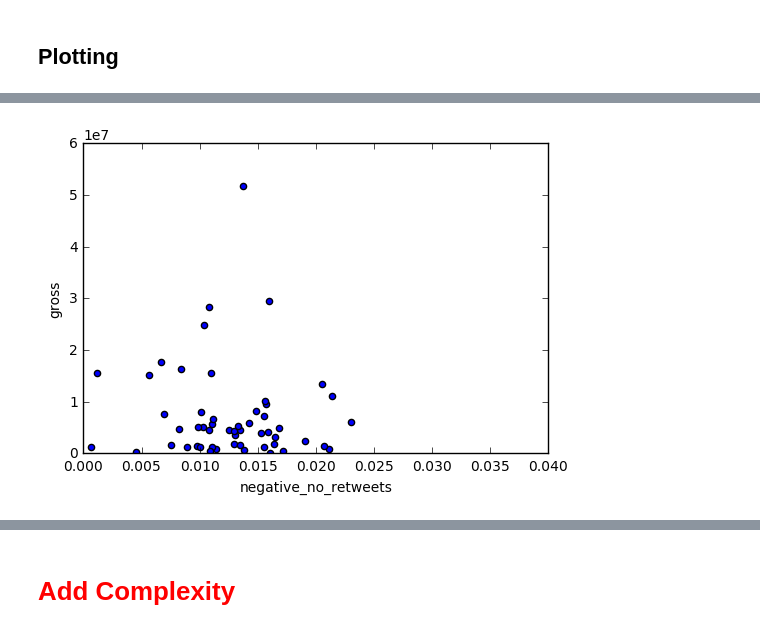
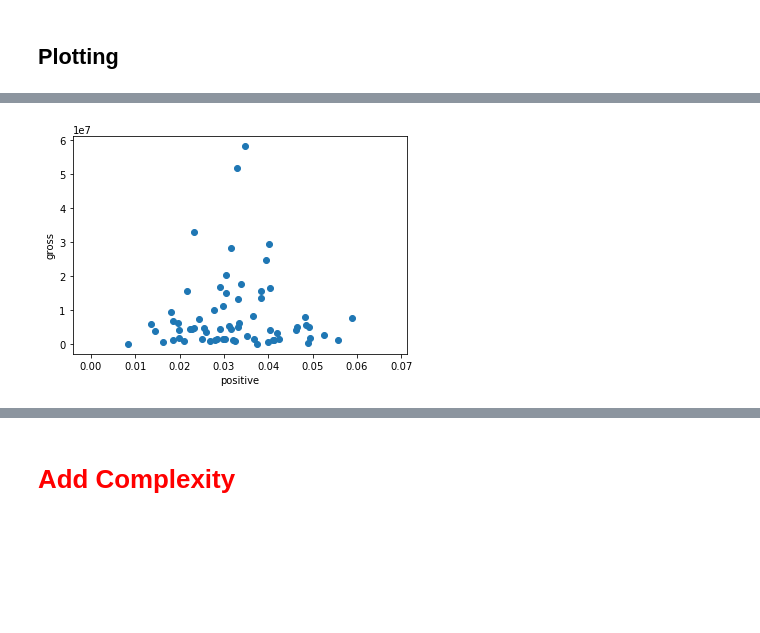
Before and after one commit to steveshim/TweetAcquisition-Thesis, a Jupyter notebook: TwitterExtractor.ipynb, the cells around one changed output, grey strips where cells are left out. Drawn from its saved outputs; the diff is of its cells as text; code cells hidden in the pictures; blank space fills up the shorter version.

```diff
--- a/TwitterExtractor.ipynb
+++ b/TwitterExtractor.ipynb
@@ -128,11 +131,11 @@ plt.show()
 # %%
 plt.ylabel('gross')
-plt.xlabel('negative_no_retweets')
-plt.axis([0, 0.04, 0, 60000000])
-plt.scatter(data['negative_no_retweets'], data['grossPerDay'])
+plt.xlabel('positive')
+#plt.axis([0, 0.04, 0, 60000000])
+plt.scatter(data['positive'], data['grossPerDay'])
 plt.show()
 # %% [output]
-[figure, old version]
+[figure, new version]
 # %%
 
 plt.ylabel('theater_count')
```
Also changed, not shown: parts of 18 cells of this notebook.
